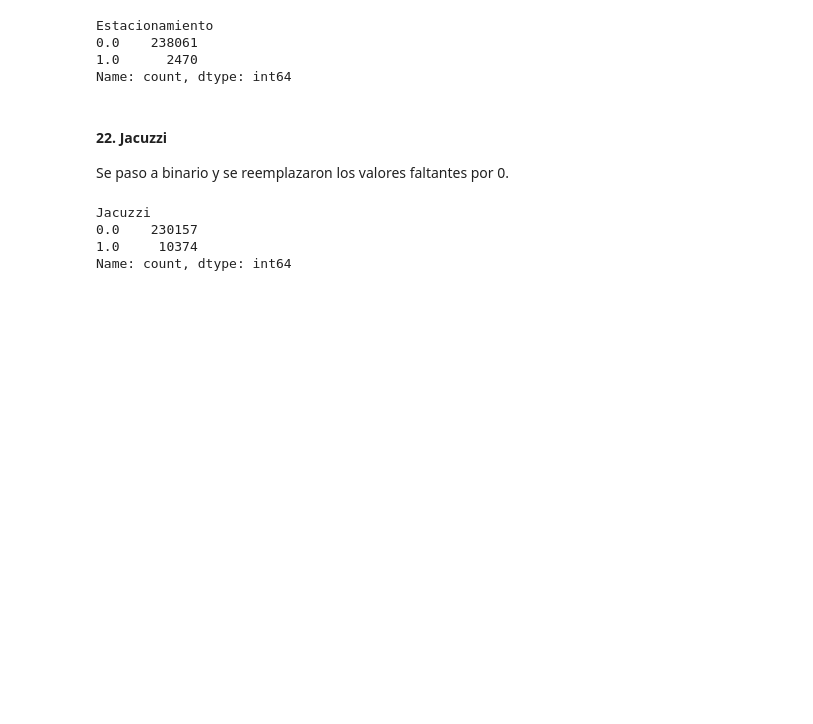
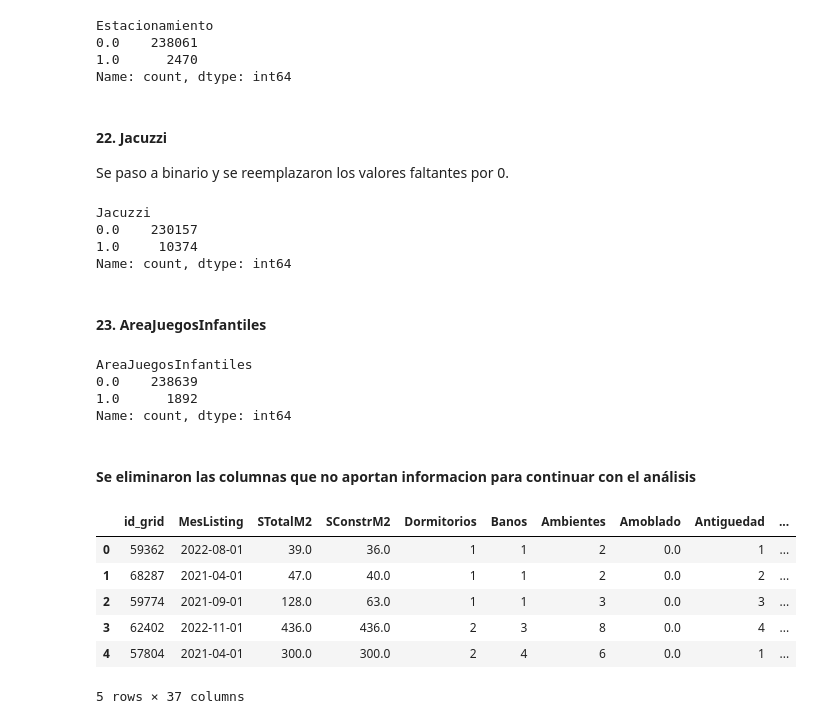
Before and after one commit to toiaalynch/TPFinalML, a Jupyter notebook: preprocesamiento.ipynb, the cells around one changed output. Drawn from its saved outputs; the diff is of its cells as text; code cells hidden in the pictures; blank space fills up the shorter version.

Commit message:
borro columnas

```diff
--- a/preprocesamiento.ipynb
+++ b/preprocesamiento.ipynb
@@ -19,7 +19,7 @@ df_original.head()
 | 4 | 57804 | 2021-04-01 | Departamento | 300.0 | 300.0 | 2 | 4 | 6 | 0 | ... |
 5 rows × 45 columns
 # %%
-df = pd.read_csv('alquiler_AMBA_dev.csv', low_memory=False)
+df = pd.read_csv('/Users/victoria/Desktop/alquiler_AMBA_dev.csv', low_memory=False)
 filas, columnas = df.shape
 print(f"El dataset tiene {filas} filas y {columnas} columnas.")
 df.head()
@@ -393,3 +381,37 @@ Jacuzzi
 0.0    230157
 1.0     10374
 Name: count, dtype: int64
+# %% [markdown]
+#### 23. AreaJuegosInfantiles
+# %%
+df['AreaJuegosInfantiles'] = df['AreaJuegosInfantiles'].replace({
+    '0.0': 0, 'No': 0, '0': 0, '   0': 0,
+    '1.0': 1, '1': 1, 'Sí': 1
+})
+df['AreaJuegosInfantiles'] = pd.to_numeric(df['AreaJuegosInfantiles'], errors='coerce')
+df['AreaJuegosInfantiles'] = df['AreaJuegosInfantiles'].fillna(0)
+df['AreaJuegosInfantiles'].value_counts()
+df['AreaJuegosInfantiles'].value_counts()
+# %% [output]
+AreaJuegosInfantiles
+0.0    238639
+1.0      1892
+Name: count, dtype: int64
+# %% [markdown]
+#### Se eliminaron las columnas que no aportan informacion para continuar con el análisis
+# %%
+df.drop(columns=['PistaJogging'], inplace=True)
+df.drop(columns=['Lobby'], inplace=True)
+df.drop(columns=['LocalesComerciales'], inplace=True)
+df.drop(columns=['SistContraIncendios'], inplace=True)
+df.drop(columns=['AreaCine'], inplace=True)
+# %%
+df.head()
+# %% [output]
+|  | id_grid | MesListing | STotalM2 | SConstrM2 | Dormitorios | Banos | Ambientes | Amoblado | Antiguedad | ... |
+| 0 | 59362 | 2022-08-01 | 39.0 | 36.0 | 1 | 1 | 2 | 0.0 | 1 | ... |
+| 1 | 68287 | 2021-04-01 | 47.0 | 40.0 | 1 | 1 | 2 | 0.0 | 2 | ... |
+| 2 | 59774 | 2021-09-01 | 128.0 | 63.0 | 1 | 1 | 3 | 0.0 | 3 | ... |
+| 3 | 62402 | 2022-11-01 | 436.0 | 436.0 | 2 | 3 | 8 | 0.0 | 4 | ... |
+| 4 | 57804 | 2021-04-01 | 300.0 | 300.0 | 2 | 4 | 6 | 0.0 | 1 | ... |
+5 rows × 37 columns
```
Also changed, not shown: parts of 7 cells of this notebook.
